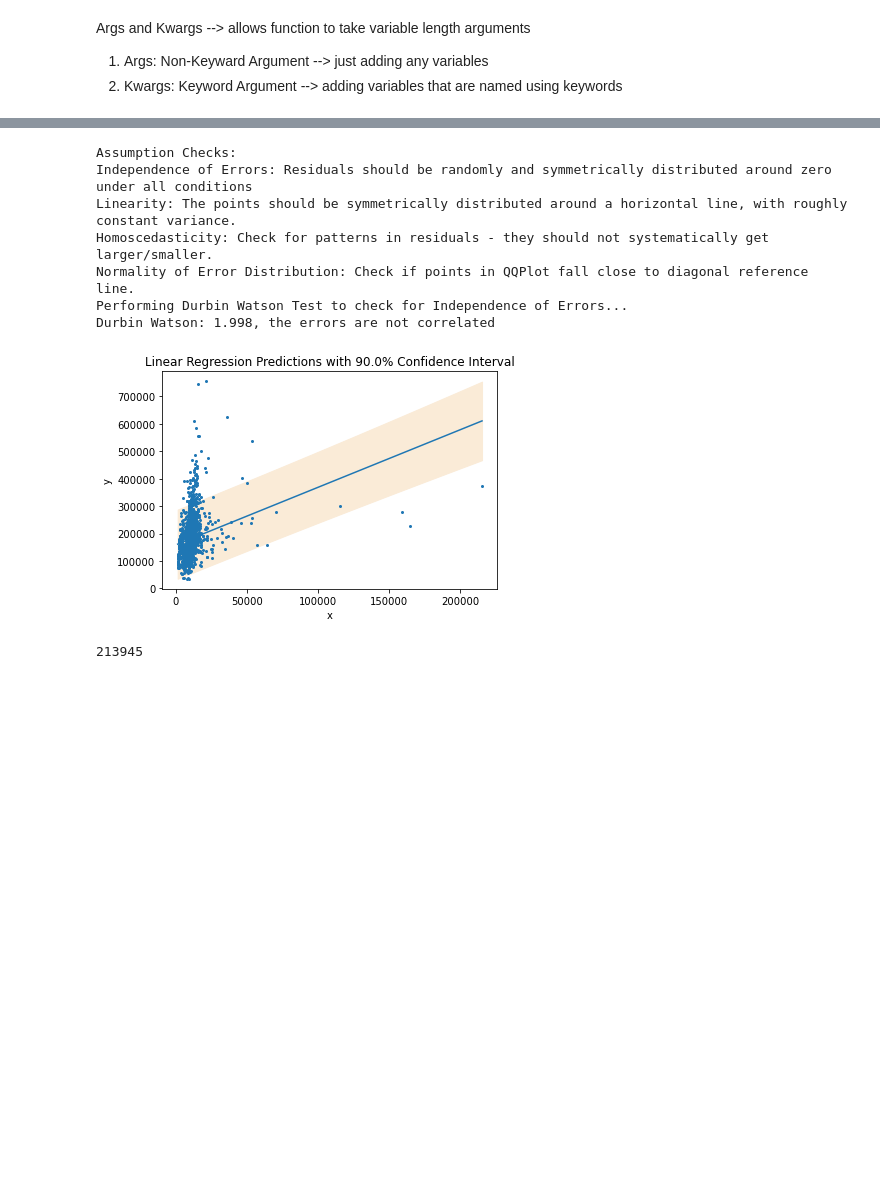
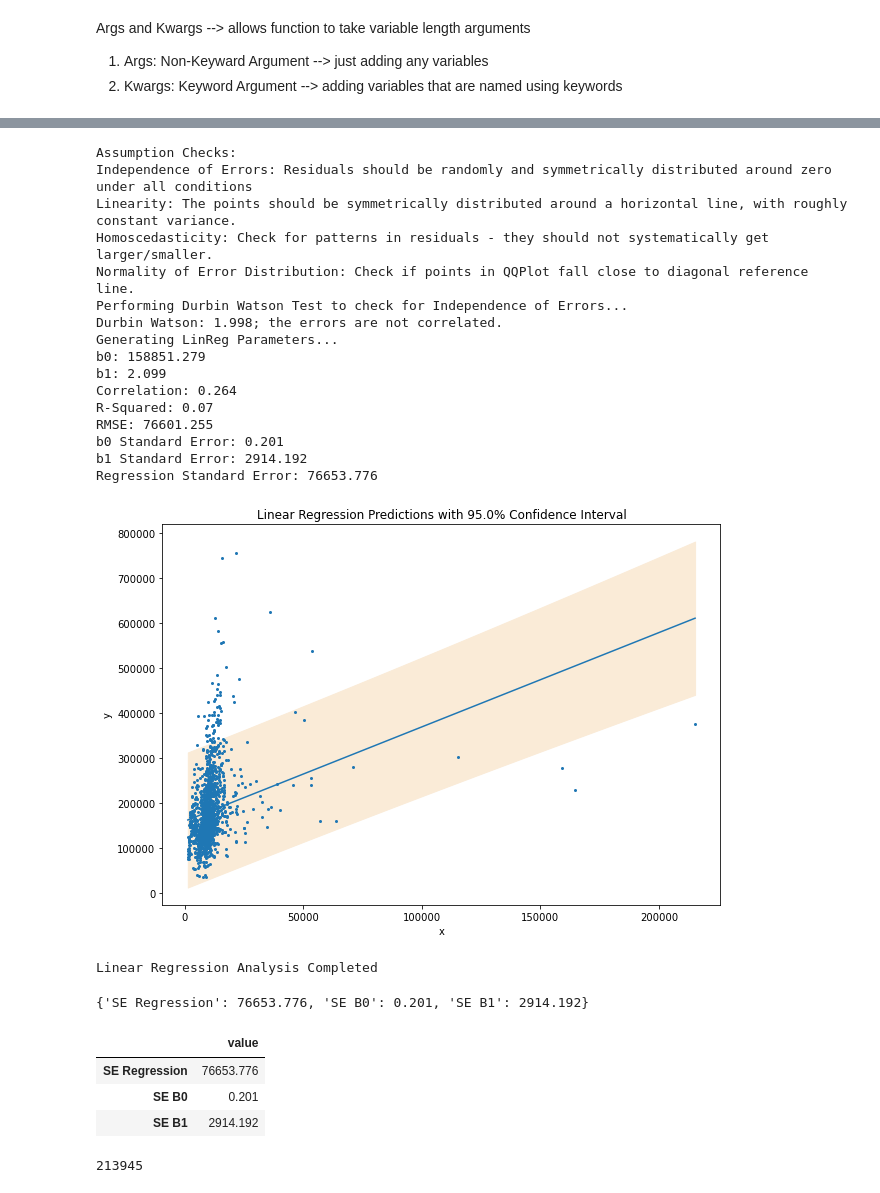
Before and after one commit to kahhongt/linear-regression, a Jupyter notebook: Linear Regression Testbed.ipynb, the cells around one changed output, grey strips where cells are left out. Drawn from its saved outputs; the diff is of its cells as text; code cells hidden in the pictures; blank space fills up the shorter version.

Commit message:
uploaded completed library for linear regression

```diff
--- a/Linear Regression Testbed.ipynb
+++ b/Linear Regression Testbed.ipynb
@@ -47,6 +47,7 @@ class LinearReg:
         # generate errors in df
         self.df['lin_y'] = self.b0 + self.b1 * self.df.x
         self.df['err'] = self.df.y - self.df.lin_y
+        self.rmse = np.sqrt((self.df.err ** 2).sum() / self.n)
 
         # check for log bool of dependent variable y
         self.y_log = False
@@ -201,6 +202,7 @@ class LinearReg:
         self.upper_bound = np.array(self.prediction) + np.array(self.confidence_intervals)
 
         # generate plots
+        fig = plt.figure(figsize=(10, 6))
         plt.plot(self.x_range, self.prediction)
         plt.fill_between(self.x_range, self.lower_bound, self.upper_bound, color='antiquewhite')
         plt.scatter(self.df.x, self.df.y, s=4)
@@ -208,6 +210,30 @@ class LinearReg:
         plt.xlabel('x')
         plt.ylabel('y')
         plt.show()
+
+    # overall summary of regression analysis
+    def linear_reg_summary(self, confidence_level: float = 0.95):
+        # perform assumption checks
+        self.assumption_checks()
+
+        # obtain parameters
+        output_dict = self.update_coefficient_standard_errors()
+        output_dict['b0'] = round(self.b0, 3)
+        output_dict['b1'] = round(self.b1, 3)
+        output_dict['Correlation'] = round(self.corr, 3)
+        output_dict['R-Squared'] = round(self.r_squared, 3)
+        output_dict['RMSE'] = round(self.rmse, 3)
+        output_dict['b0 Standard Error'] = output_dict.pop('SE B0')
+        output_dict['b1 Standard Error'] = output_dict.pop('SE B1')
+        output_dict['Regression Standard Error'] = output_dict.pop('SE Regression')
+        self.output_dict = output_dict
+        print('Generating LinReg Parameters...')
+        for k, v in self.output_dict.items():
+            print(f'{k}: {v}')
+
+        # Perform linear regression, with confidence intervals
+        self.linear_reg_plot(confidence_level=confidence_level)
+        print('Linear Regression Analysis Completed')
 # %%
 # import relevant datasets
 train_df = pd.read_csv('train.csv')
@@ -222,16 +252,27 @@ df = df.rename(columns={'LotArea':'x', 'SalePrice':'y'})
 model = LinearReg(df.x, df.y)
 # %%
-model.assumption_checks()
+model.linear_reg_summary()
 # %% [output]
 [figure]
 Assumption Checks:
 Independence of Errors: Residuals should be randomly and symmetrically distributed around zero under all conditions
 Linearity: The points should be symmetrically distributed around a horizontal line, with roughly constant variance.
 Homoscedasticity: Check for patterns in residuals - they should not systematically get larger/smaller.
 Normality of Error Distribution: Check if points in QQPlot fall close to diagonal reference line.
 Performing Durbin Watson Test to check for Independence of Errors...
-Durbin Watson: 1.998, the errors are not correlated
+Durbin Watson: 1.998; the errors are not correlated.
+Generating LinReg Parameters...
+b0: 158851.279
+b1: 2.099
+Correlation: 0.264
+R-Squared: 0.07
+RMSE: 76601.255
+b0 Standard Error: 0.201
+b1 Standard Error: 2914.192
+Regression Standard Error: 76653.776
+[figure, added]
+Linear Regression Analysis Completed
-# %%
-model.linear_reg_plot(confidence_level=0.9)
-# %% [output]
-[figure, removed]
+# %%
+o
+# %% [output]
+{'SE Regression': 76653.776, 'SE B0': 0.201, 'SE B1': 2914.192}
@@ -238,3 +281,10 @@ model.linear_reg_plot(confidence_level=0.9)
+# %%
+df
+# %% [output]
+|  | value |
+| SE Regression | 76653.776 |
+| SE B0 | 0.201 |
+| SE B1 | 2914.192 |
 # %%
 len(model.confidence_intervals)
 # %% [output]
```
Also changed, not shown: parts of 3 cells of this notebook, 1 other file.
